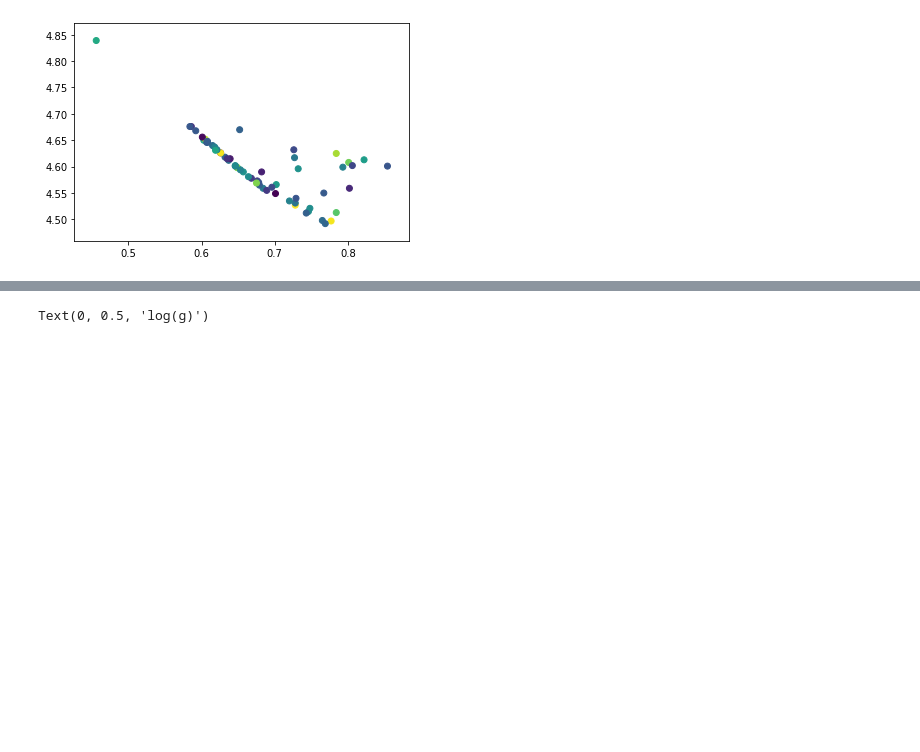
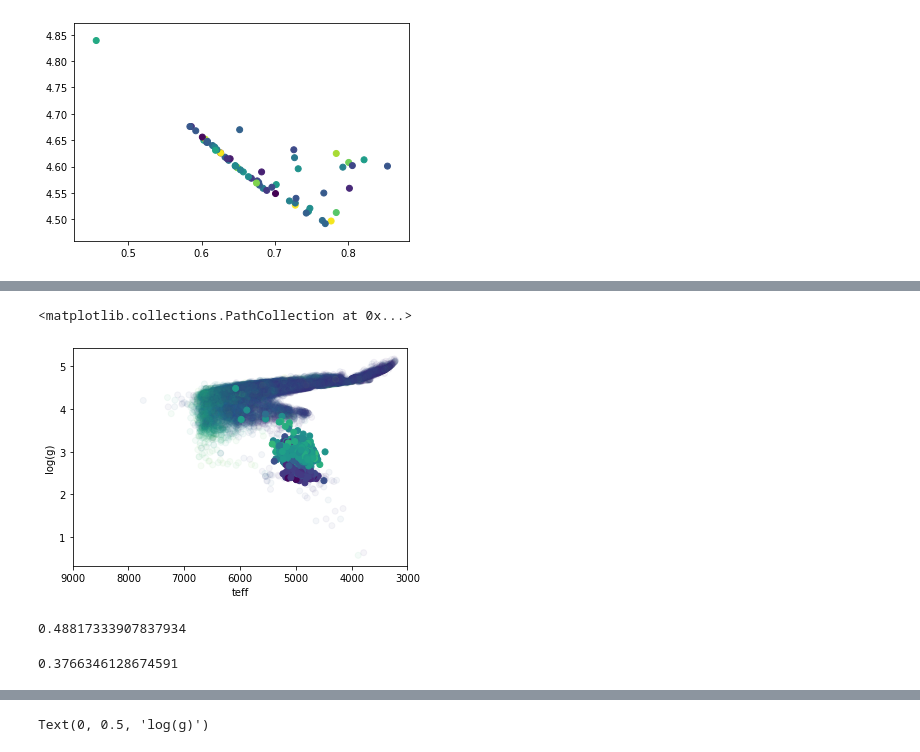
Before and after one commit to tannerwilson23/rotation_data, a Jupyter notebook: Rotational relations.ipynb, the cells around one changed output, grey strips where cells are left out. Saved outputs shown, nothing was run; the diff lists cells and outputs as text; code cells hidden in the pictures; blank space fills up the shorter version.

```diff
--- a/Rotational relations.ipynb
+++ b/Rotational relations.ipynb
@@ -706,0 +775,15 @@ plt.scatter(subgiant_surf['Mass'],subgiant_surf['log(g)'],c = np.log10(1/subgian
+# %%
+plt.scatter(ms_teff,ms_logg,c = np.log10(1/ms_prot2), norm=normalize,alpha = 0.05)
+#plt.scatter(subgiant_surf['Mass'],subgiant_surf['log(g)'])
+plt.xlabel('teff')
+plt.ylabel('log(g)')
+plt.xlim(9000.,3000)
+#plt.xlim(0.7,1.5)
+#plt.scatter(rgb_surf["Teff"],rgb_surf['log(g)'],c = rgb_prot2,norm = normalize)
+plt.scatter(all_table['Teff'][me],all_table['log(g)'][me],c = np.log10(1/corerot_p[me]),norm=normalize)
+plt.scatter(subs_table['teff'],subs_table['logg'],c = np.log10(1/corerot_sub),norm=normalize)
+plt.scatter(young_rgb['Teff'],young_rgb['log(g)'],c = np.log10(1/young_rgb_core),norm=normalize)
+#plt.scatter(subs_table['teff'],subs_table['logg'],c = surfrot_sub,norm=normalize)
+# %% [output]
+<matplotlib.collections.PathCollection at 0x...>
+[figure, added]
@@ -706,0 +798,8 @@ plt.scatter(subgiant_surf['Mass'],subgiant_surf['log(g)'],c = np.log10(1/subgian
+# %%
+np.mean(1/corerot_sub)
+# %% [output]
+0.48817333907837934
+# %%
+np.mean(1/corerot_p[me])
+# %% [output]
+0.3766346128674591
```
Also changed, not shown: parts of 39 cells of this notebook.
